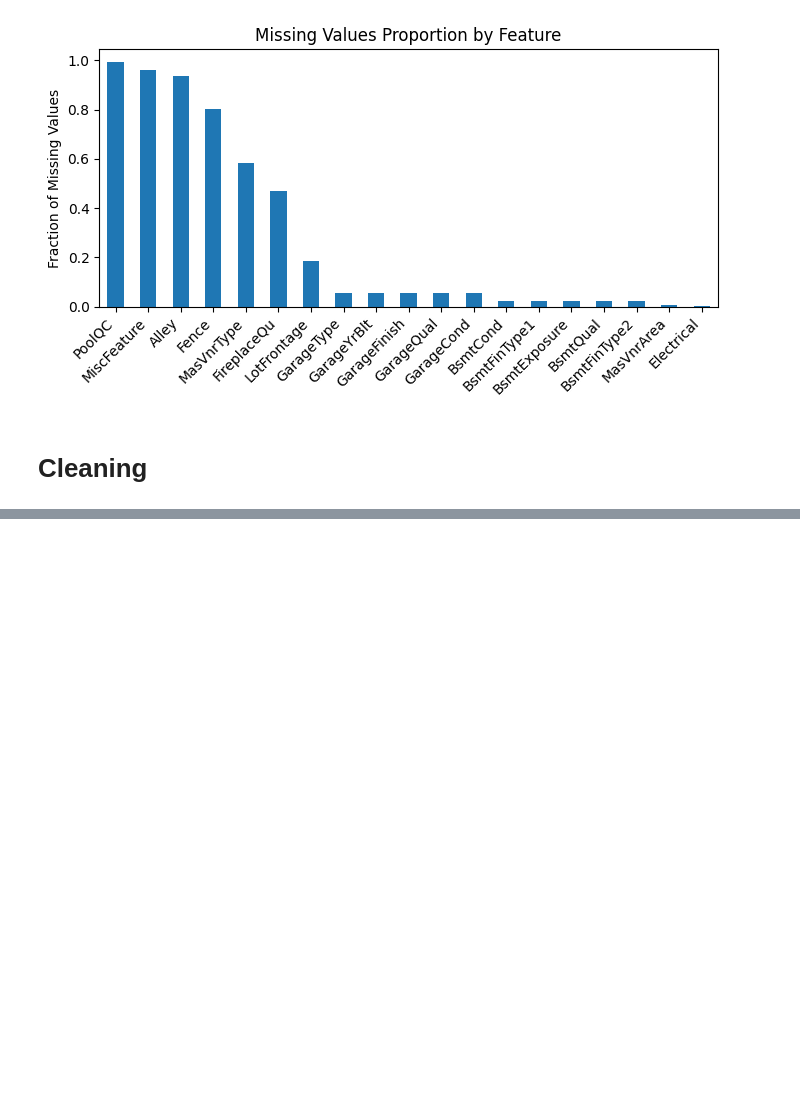
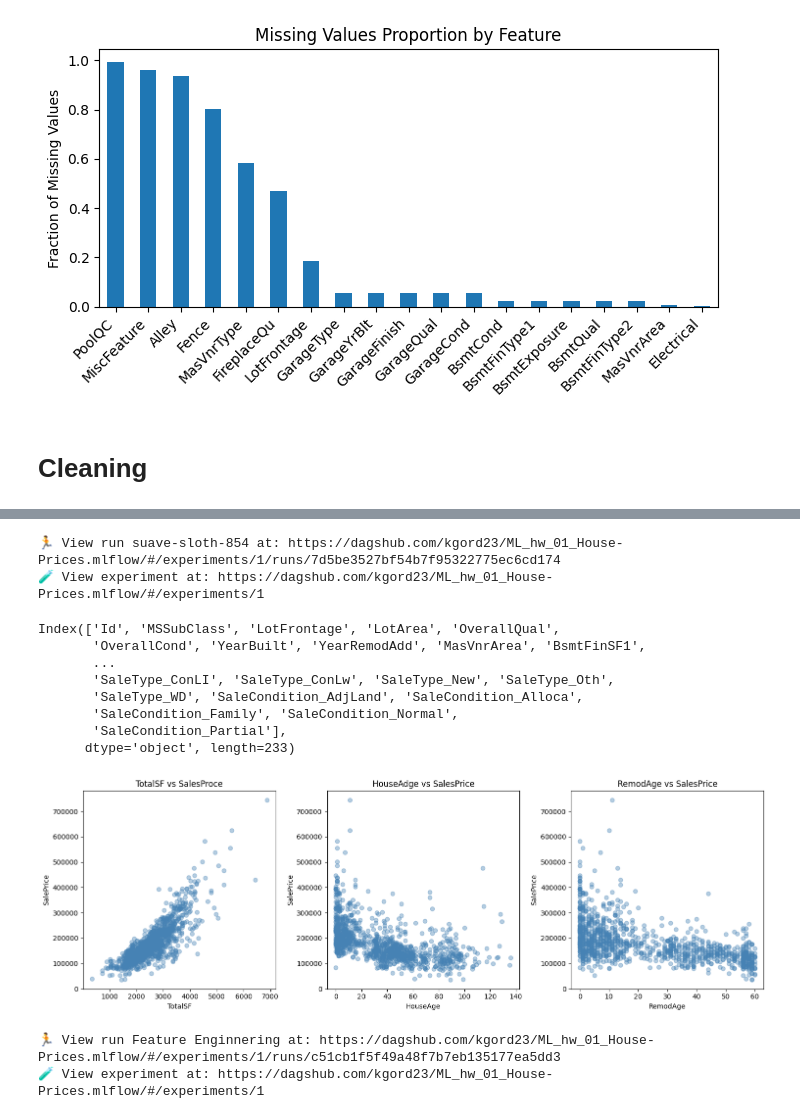
Before and after one commit to kgordeziani/ML_hw_01_House-Prices, a Jupyter notebook: model_experiment.ipynb, the cells around one changed output, grey strips where cells are left out. Cells and saved outputs as stored; diff of their text form; code cells hidden in the pictures; blank space fills up the shorter version.

```diff
--- a/model_experiment.ipynb
+++ b/model_experiment.ipynb
@@ -189,0 +208,3 @@ with mlflow.start_run(run_name="Data_Cleaning"):
+# %%
+for col in cat_cols:
+    print(col, X_train[col].unique())
@@ -189,0 +256,8 @@ with mlflow.start_run(run_name="Data_Cleaning"):
+# %%
+cat_cols_after = [col for col in X_train.columns if X_train[col].dtype == 'object']
+X_train_encoded = pd.get_dummies(X_train, columns=cat_cols_after, drop_first=True)
+X_val_encoded = pd.get_dummies(X_val, columns=cat_cols_after, drop_first=True)
+X_val_encoded = X_val_encoded.reindex(columns=X_train_encoded.columns, fill_value=0)
+
+print(f"before: {X_train.shape[1]}")
+print(f"after: {X_train_encoded.shape[1]}")
@@ -189,0 +277,55 @@ with mlflow.start_run(run_name="Data_Cleaning"):
+# %%
+mlflow.end_run()
+# %% [output]
+🏃 View run suave-sloth-854 at: https://dagshub.com/kgord23/ML_hw_01_House-Prices.mlflow/#/experiments/1/runs/7d5be3527bf54b7f95322775ec6cd174
+🧪 View experiment at: https://dagshub.com/kgord23/ML_hw_01_House-Prices.mlflow/#/experiments/1
+# %%
+with mlflow.start_run(run_name='Feature Enginnering'):
+
+    print(X_train_encoded.columns)
+
+    X_train_encoded['TotalSF'] = (X_train_encoded['TotalBsmtSF'] + X_train_encoded['1stFlrSF']+ X_train_encoded['2ndFlrSF'] )
+    X_val_encoded['TotalSF'] = (X_val_encoded['TotalBsmtSF'] + X_val_encoded['1stFlrSF']+ X_val_encoded['2ndFlrSF'] )
+
+    X_train_encoded['HouseAge'] = (X_train_encoded['YrSold'] - X_train_encoded['YearBuilt'])
+    X_val_encoded['HouseAge'] = (X_val_encoded['YrSold'] - X_val_encoded['YearBuilt'])
+
+    X_train_encoded['RemodAge'] = (X_train_encoded['YrSold'] - X_train_encoded['YearRemodAdd'])
+    X_val_encoded['RemodAge'] = (X_val_encoded['YrSold'] - X_val_encoded['YearRemodAdd'])
+
+    fig, axes = graph.subplots(1,3, figsize=(15,5))
+
+    features = ['TotalSF', 'HouseAge', 'RemodAge']
+    titles = ['TotalSF vs SalesProce', 'HouseAdge vs SalesPrice', 'RemodAge vs SalesPrice']
+
+
+
+    for ax, feat, title in zip(axes, features, titles):
+        ax.scatter(X_train_encoded[feat], Y_train, alpha=0.4, color='steelblue')
+        ax.set_xlabel(feat)
+        ax.set_ylabel('SalePrice')
+        ax.set_title(title)
+
+    graph.tight_layout()
+    graph.savefig("new_features.png")
+    mlflow.log_artifact("new_features.png")
+    graph.show()
+
+    ToDrop = ['TotalBsmtSF', '1stFlrSF', '2ndFlrSF']
+    X_train_encoded=X_train_encoded.drop(columns=ToDrop)
+    X_val_encoded = X_val_encoded.drop(columns=ToDrop)
+
+    mlflow.log_param("new features", features)
+    mlflow.log_param("dropped columns", ToDrop)
+# %% [output]
+Index(['Id', 'MSSubClass', 'LotFrontage', 'LotArea', 'OverallQual',
+       'OverallCond', 'YearBuilt', 'YearRemodAdd', 'MasVnrArea', 'BsmtFinSF1',
+       ...
+       'SaleType_ConLI', 'SaleType_ConLw', 'SaleType_New', 'SaleType_Oth',
+       'SaleType_WD', 'SaleCondition_AdjLand', 'SaleCondition_Alloca',
+       'SaleCondition_Family', 'SaleCondition_Normal',
+       'SaleCondition_Partial'],
+      dtype='object', length=233)
+[figure, added]
+🏃 View run Feature Enginnering at: https://dagshub.com/kgord23/ML_hw_01_House-Prices.mlflow/#/experiments/1/runs/c51cb1f5f49a48f7b7eb135177ea5dd3
+🧪 View experiment at: https://dagshub.com/kgord23/ML_hw_01_House-Prices.mlflow/#/experiments/1
```
Also changed, not shown: parts of 21 cells of this notebook.
